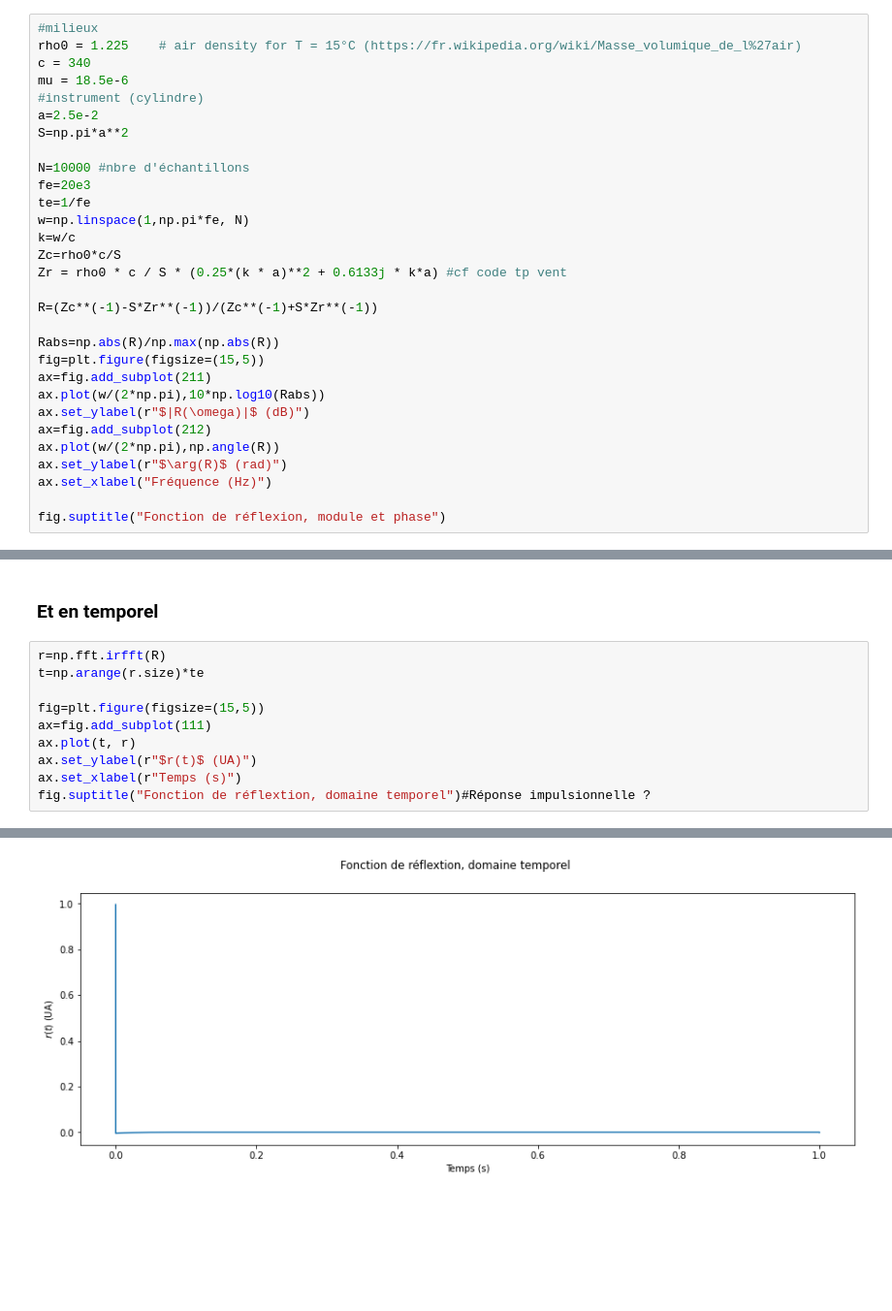
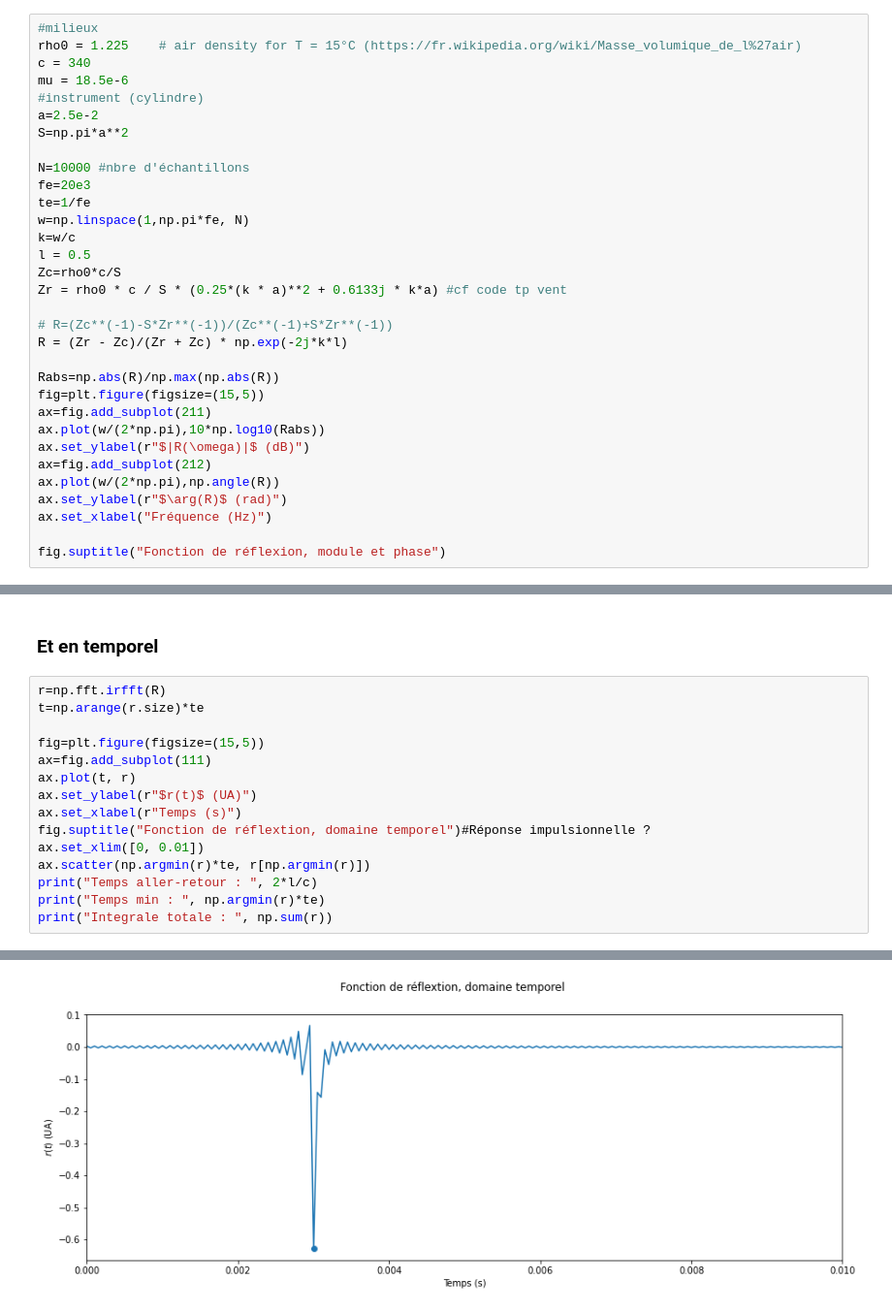
Before and after one commit to dinhviettoanle/pam-auto_oscillations, a Jupyter notebook: code/python_notebooks/calcFonctionReflexion.ipynb, the cells around one changed output, grey strips where cells are left out. Shown at 97% size. Drawn from its saved outputs; the diff is of its cells as text; blank space fills up the shorter version.

```diff
--- a/code/python_notebooks/calcFonctionReflexion.ipynb
+++ b/code/python_notebooks/calcFonctionReflexion.ipynb
@@ -21,10 +22,12 @@ fe=20e3
 te=1/fe
 w=np.linspace(1,np.pi*fe, N)
 k=w/c
+l = 0.5
 Zc=rho0*c/S
 Zr = rho0 * c / S * (0.25*(k * a)**2 + 0.6133j * k*a) #cf code tp vent
 
-R=(Zc**(-1)-S*Zr**(-1))/(Zc**(-1)+S*Zr**(-1))
+# R=(Zc**(-1)-S*Zr**(-1))/(Zc**(-1)+S*Zr**(-1))
+R = (Zr - Zc)/(Zr + Zc) * np.exp(-2j*k*l)
 
 Rabs=np.abs(R)/np.max(np.abs(R))
 fig=plt.figure(figsize=(15,5))
@@ -52,4 +55,9 @@ ax.plot(t, r)
 ax.set_ylabel(r"$r(t)$ (UA)")
 ax.set_xlabel(r"Temps (s)")
 fig.suptitle("Fonction de réflextion, domaine temporel")#Réponse impulsionnelle ?
+ax.set_xlim([0, 0.01])
+ax.scatter(np.argmin(r)*te, r[np.argmin(r)])
+print("Temps aller-retour : ", 2*l/c)
+print("Temps min : ", np.argmin(r)*te)
+print("Integrale totale : ", np.sum(r))
 # %% [output]
@@ -57,4 +67,4 @@ Text(0.5, 0.98, 'Fonction de réflextion, domaine temporel')
-[figure, old version]
+[figure, new version]
 # %%
 plt.plot(np.real(R))
 # %% [output]
```
Also changed, not shown: parts of 4 cells of this notebook, 2 other files.
